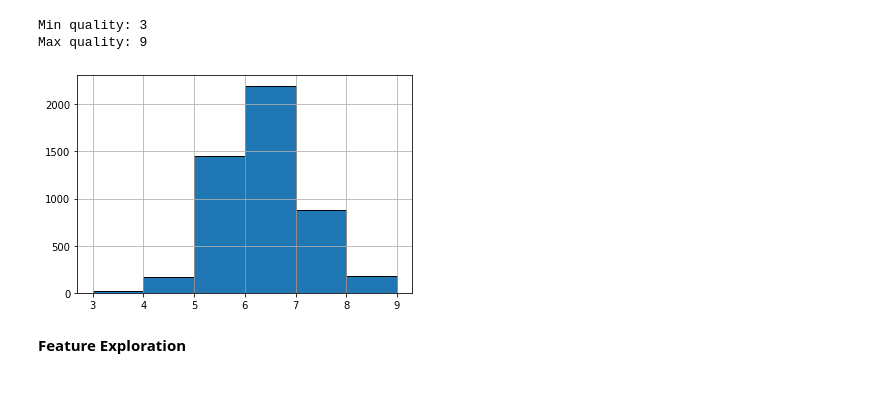
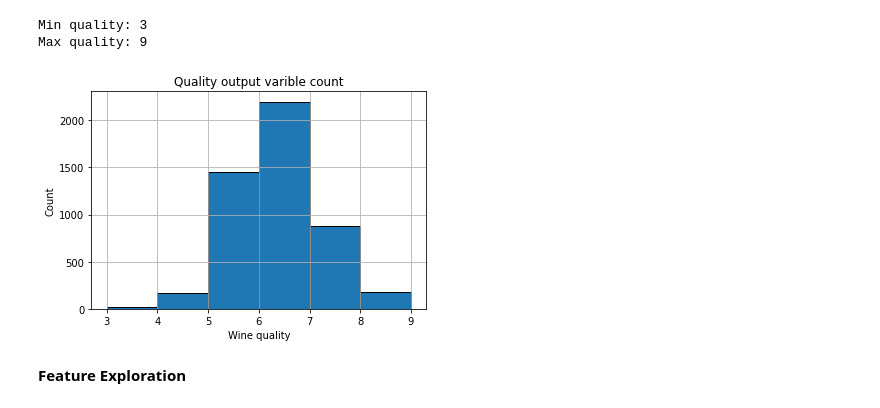
Before and after one commit to GabrieleCuni/Wine_Quality, a Jupyter notebook: MML_GC.ipynb, the cells around one changed output. Saved outputs shown, nothing was run; the diff lists cells and outputs as text; code cells hidden in the pictures.

```diff
--- a/MML_GC.ipynb
+++ b/MML_GC.ipynb
@@ -36,11 +40,15 @@ Min quality: 3
 Max quality: 9
 # %%
 plt.figure()
+plt.title("Quality output varible count")
 plt.hist(dataset["quality"], n_bins, edgecolor= "black")
+plt.xlabel("Wine quality")
+plt.ylabel("Count")
 plt.grid()
+plt.savefig("./images/wineQuality.png")
 plt.show()
 # %% [output]
-[figure, old version]
+[figure, new version]
 # %% [markdown]
 **Feature Exploration**
 # %%
```
Also changed, not shown: parts of 17 cells of this notebook, 1 other file.
